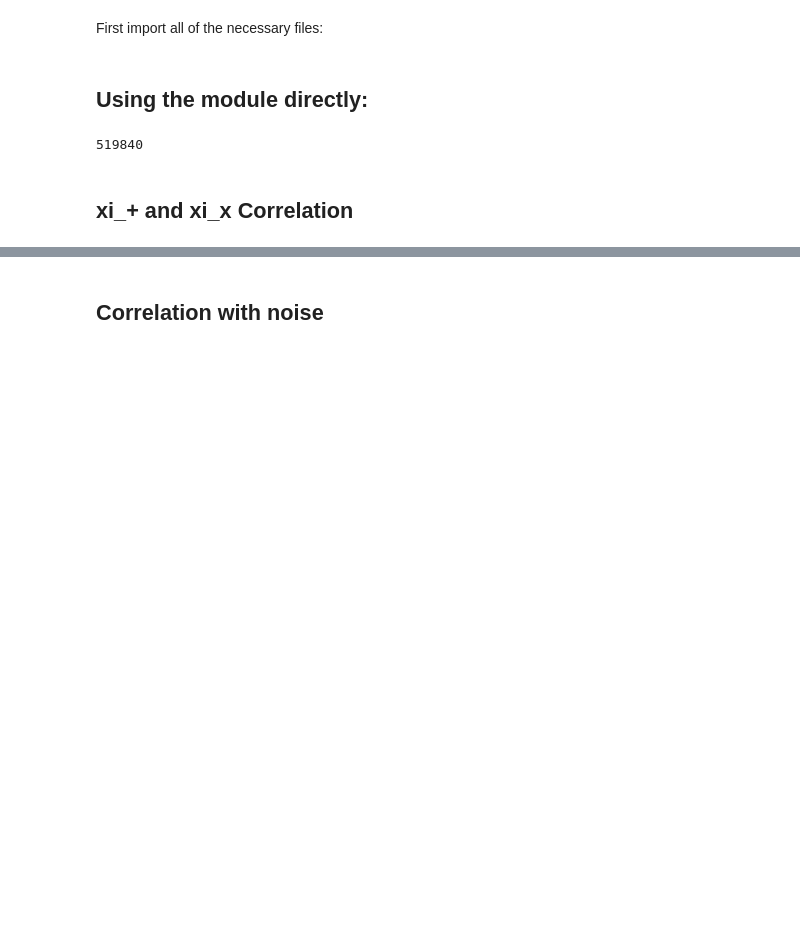
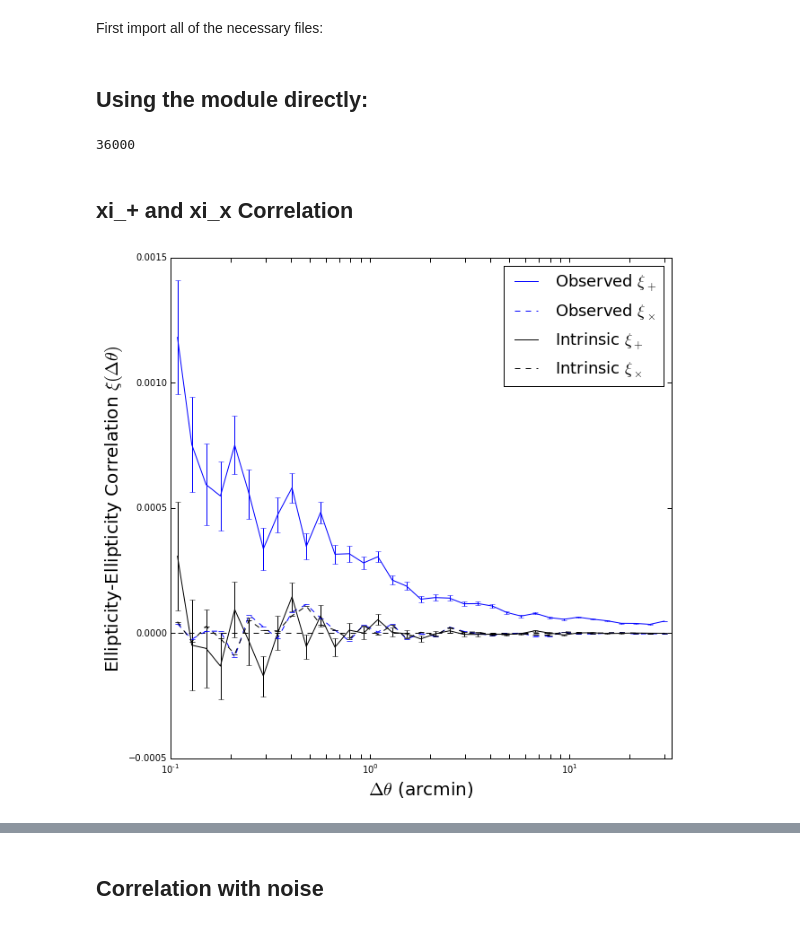
Before and after one commit to drphilmarshall/Pangloss, a Jupyter notebook: demos/CalculatingCorr.ipynb, the cells around one changed output, grey strips where cells are left out. Saved outputs shown, nothing was run; the diff lists cells and outputs as text; code cells hidden in the pictures; blank space fills up the shorter version.

```diff
--- a/demos/CalculatingCorr.ipynb
+++ b/demos/CalculatingCorr.ipynb
@@ -29,14 +29,14 @@ S = pangloss.Shearmap([PANGLOSS_DIR+'/data/GGL_los_8_0_0_N_4096_ang_4_rays_to_pl
 # %% [markdown]
 ## Using the module directly:
 # %%
-d=[1.9,-1.9,-1.9,1.9]
+#d=[1.9,-1.9,-1.9,1.9]
 #d = [1.9,1.8,-1.9,-1.8]
-B = pangloss.BackgroundCatalog(sigma_e=0.1,subplot=d)
+B = pangloss.BackgroundCatalog(sigma_e=0.1,field=[0,0,0,0])
 B.lens_by_map(K,S)
 galaxies = B.galaxies
 print B.galaxy_count
 # %% [output]
-519840
+36000
 # %%
 # Need this to remove galaxies not contained in the K/S maps:
 #galaxies = [B.galaxies[i] for i in range(B.galaxy_count) if not np.isnan(B.galaxies[i]).any()]
@@ -46,3 +46,10 @@ print B.galaxy_count
 # %%
 gg_int = B.calculate_corr(lensed='none')
 gg = B.calculate_corr()
+# %%
+pangloss.plotting.plot_corr(gg,corr_type='gg',corr_comp='plus',lensed='map',color='blue')
+pangloss.plotting.plot_corr(gg,corr_type='gg',corr_comp='cross',lensed='map',color='blue')
+pangloss.plotting.plot_corr(gg_int,corr_type='gg',corr_comp='plus',lensed='none')
+pangloss.plotting.plot_corr(gg_int,corr_type='gg',corr_comp='cross',lensed='none')
+# %% [output]
+[figure, added]
```
Also changed, not shown: parts of 5 cells of this notebook, 2 other files.
